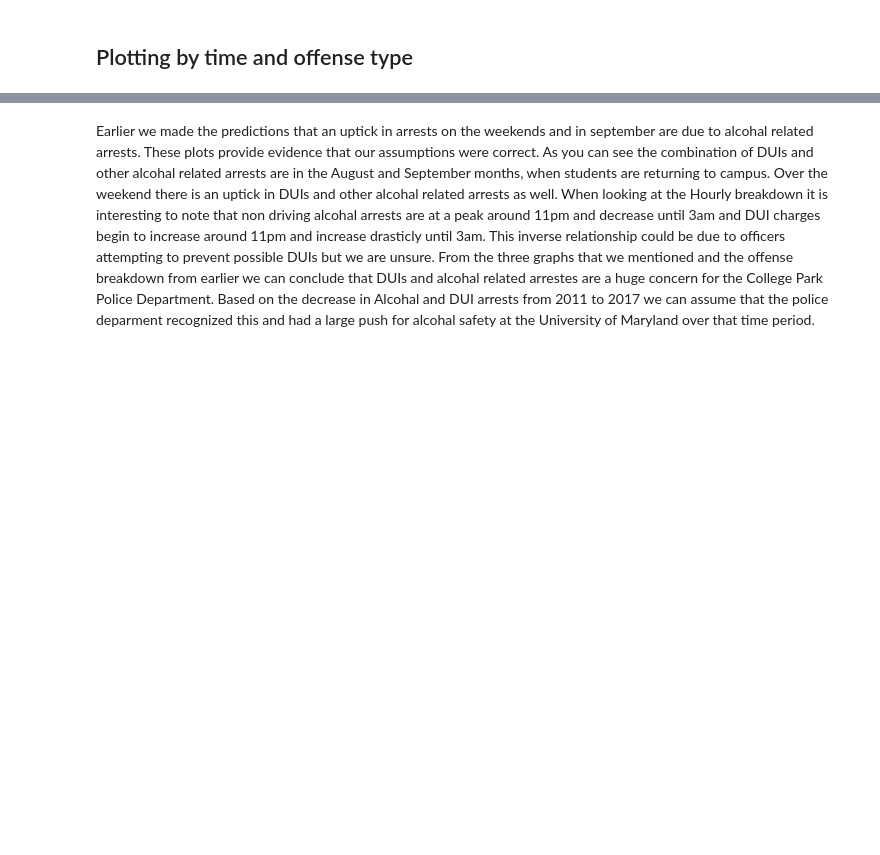
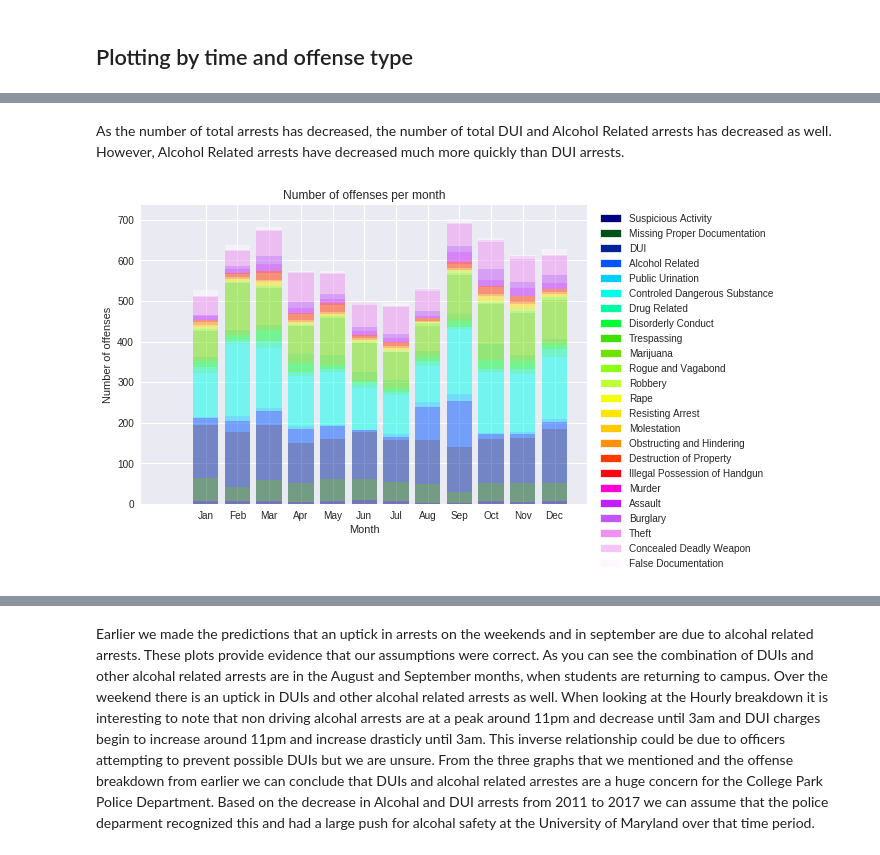
Before and after one commit to NathanOstrander18/college-park-arrests, a Jupyter notebook: final-project.ipynb, the cells around one changed output, grey strips where cells are left out. Cells and saved outputs as stored; diff of their text form; code cells hidden in the pictures; blank space fills up the shorter version.

```diff
--- a/final-project.ipynb
+++ b/final-project.ipynb
@@ -328,0 +388,40 @@ Finally We put it all together, plotting the different times from above with the
+# %% [markdown]
+As the number of total arrests has decreased, the number of total DUI and Alcohol Related arrests has decreased as well. However, Alcohol Related arrests have decreased much more quickly than DUI arrests.
+# %%
+# Creating a plot breaking down the offense type for each month of the year
+plt.close('all')
+
+month_offenses = {}
+
+for offense_name in list(num_offenses.keys()):
+    month_offenses[offense_name] = []
+    for i in range(13):
+        month_offenses[offense_name].append(0)
+
+
+fig, ax = plt.subplots()
+plt.title('Number of offenses per month')
+plt.ylabel('Number of offenses')
+plt.xlabel('Month')
+plt.xticks(range(1,13), months)
+
+color = 0
+for index, row in dataframe.iterrows():
+    for offense in row['offense_types']:
+        month_offenses[offense][row['date_time'].month]+= 1
+
+legend = []
+for offense in num_offenses.keys():
+    if(color == 0):
+        plt.bar(range(0,13), month_offenses[offense], align='center', alpha=0.5, color = cm.colors.to_hex(offense_colors[color]))
+        prev = np.array(month_offenses[offense])
+    else:
+        plt.bar(range(0,13), month_offenses[offense], align='center', alpha=0.5, color = cm.colors.to_hex(offense_colors[color]), bottom=prev)
+        prev = prev + np.array(month_offenses[offense])
+    legend.append(mpatches.Patch(color=cm.colors.to_hex(offense_colors[color]), label=offense))
+    color += 1
+
+plt.legend(handles=legend, bbox_to_anchor=(1.01, 1), loc='upper left')
+plt.show()
+# %% [output]
+[figure, added]
```
Also changed, not shown: parts of 9 cells of this notebook.
